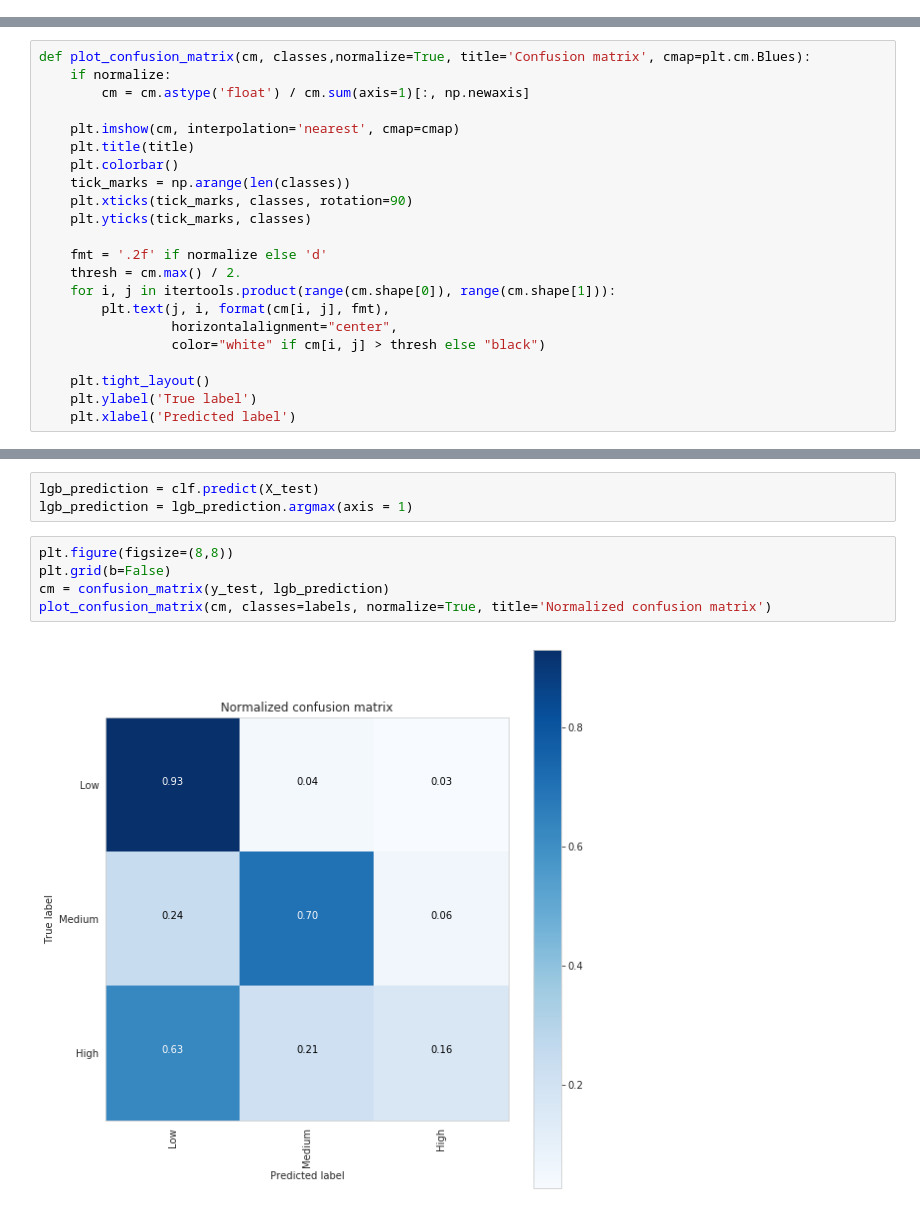
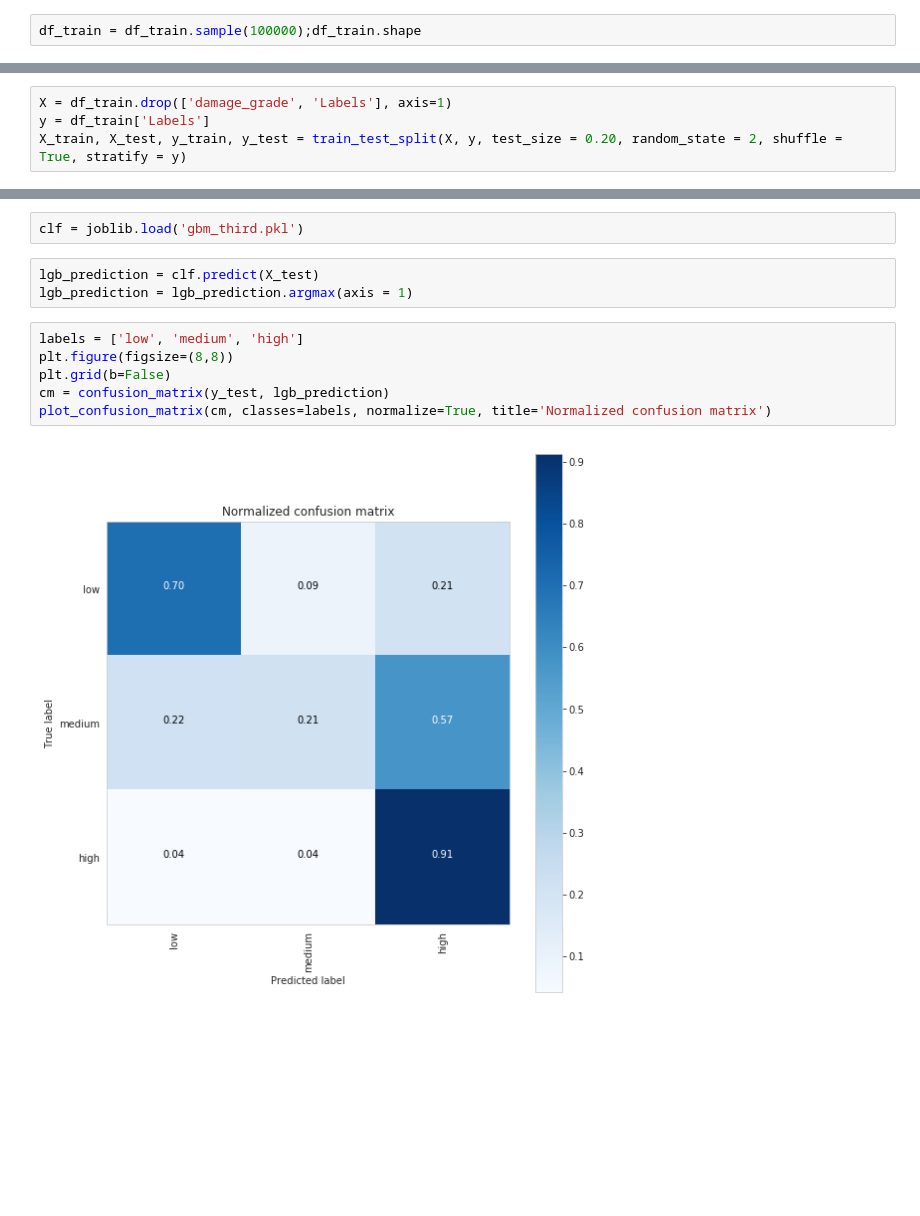
Before and after one commit to AkulAshray/EQ_damage_classification, a Jupyter notebook: model_selection-final.ipynb, the cells around one changed output, grey strips where cells are left out. Cells and saved outputs as stored; diff of their text form; blank space fills up the shorter version.

```diff
--- a/model_selection-first.ipynb
+++ b/model_selection-final.ipynb
@@ -116,0 +108,2 @@ for i in cat_col:
+# %%
+df_train = df_train.sample(100000);df_train.shape
@@ -134,22 +124,0 @@ Before we start building our model we will have some functions ready which can b
-# %%
-def plot_confusion_matrix(cm, classes,normalize=True, title='Confusion matrix', cmap=plt.cm.Blues):
-    if normalize:
-        cm = cm.astype('float') / cm.sum(axis=1)[:, np.newaxis]
-
-    plt.imshow(cm, interpolation='nearest', cmap=cmap)
-    plt.title(title)
-    plt.colorbar()
-    tick_marks = np.arange(len(classes))
-    plt.xticks(tick_marks, classes, rotation=90)
-    plt.yticks(tick_marks, classes)
-
-    fmt = '.2f' if normalize else 'd'
-    thresh = cm.max() / 2.
-    for i, j in itertools.product(range(cm.shape[0]), range(cm.shape[1])):
-        plt.text(j, i, format(cm[i, j], fmt),
-                 horizontalalignment="center",
-                 color="white" if cm[i, j] > thresh else "black")
-
-    plt.tight_layout()
-    plt.ylabel('True label')
-    plt.xlabel('Predicted label')
@@ -354,0 +314,4 @@ def predict_lgbm(lgb_model,x_test,y_test):
+# %%
+X = df_train.drop(['damage_grade', 'Labels'], axis=1)
+y = df_train['Labels']
+X_train, X_test, y_train, y_test = train_test_split(X, y, test_size = 0.20, random_state = 2, shuffle = True, stratify = y)
@@ -400,10 +387,13 @@ joblib.dump(clf, 'gbm_first.pkl')
+# %%
+clf = joblib.load('gbm_third.pkl')
 # %%
 lgb_prediction = clf.predict(X_test)
 lgb_prediction = lgb_prediction.argmax(axis = 1)
 # %%
+labels = ['low', 'medium', 'high']
 plt.figure(figsize=(8,8))
 plt.grid(b=False)
 cm = confusion_matrix(y_test, lgb_prediction)
 plot_confusion_matrix(cm, classes=labels, normalize=True, title='Normalized confusion matrix')
 # %% [output]
-[figure, old version]
+[figure, new version]
```
Also changed, not shown: parts of 32 cells of this notebook, 1 other file.
